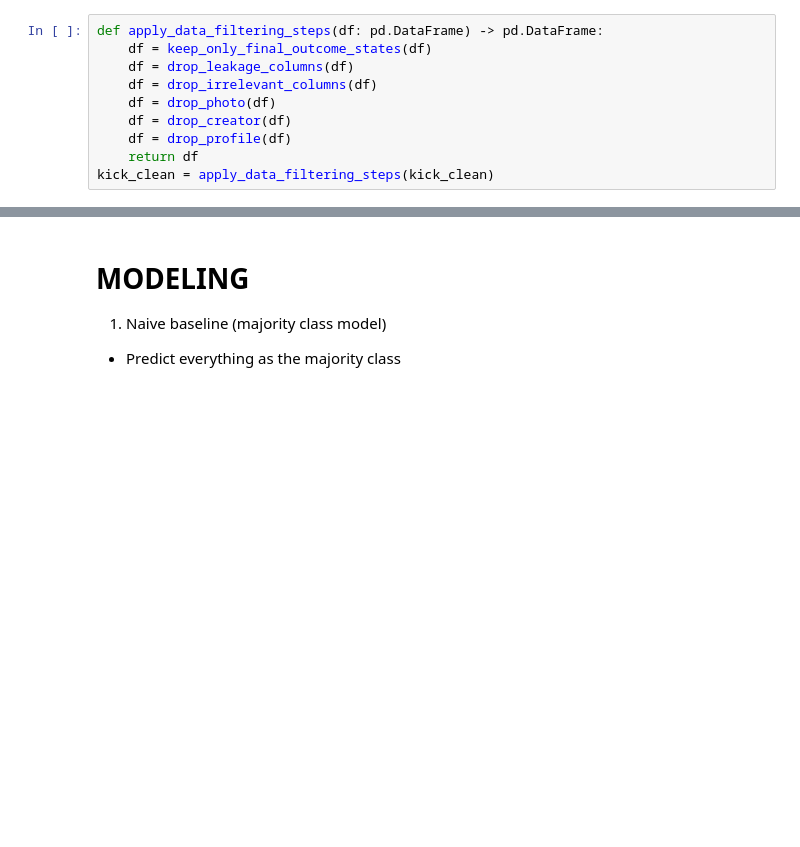
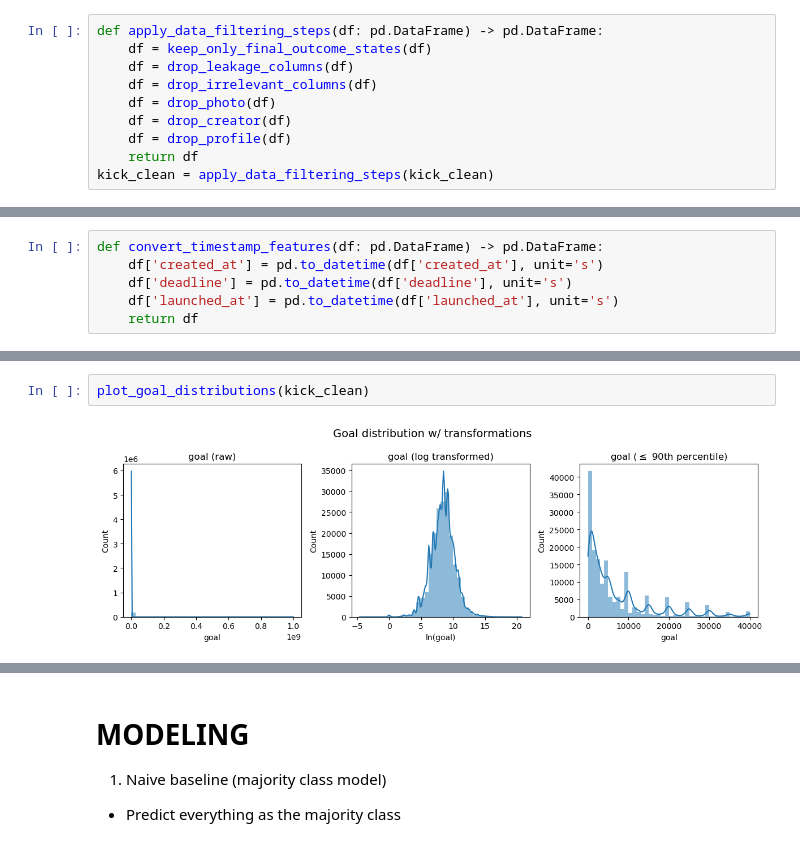
Before and after one commit to DVDMVN/CMSE802_PROJECT, a Jupyter notebook: notebooks/exploration.ipynb, the cells around one changed output, grey strips where cells are left out. Drawn from its saved outputs; the diff is of its cells as text; blank space fills up the shorter version.

```diff
--- a/notebooks/exploration.ipynb
+++ b/notebooks/exploration.ipynb
@@ -796,0 +770,6 @@ kick_clean.select_dtypes('bool').describe()
+# %%
+def convert_timestamp_features(df: pd.DataFrame) -> pd.DataFrame:
+    df['created_at'] = pd.to_datetime(df['created_at'], unit='s')
+    df['deadline'] = pd.to_datetime(df['deadline'], unit='s')
+    df['launched_at'] = pd.to_datetime(df['launched_at'], unit='s')
+    return df
@@ -796,0 +1076,4 @@ kick_clean.select_dtypes('bool').describe()
+# %%
+plot_goal_distributions(kick_clean)
+# %% [output]
+[figure, added]
```
Also changed, not shown: parts of 59 cells of this notebook, 7 other files.
